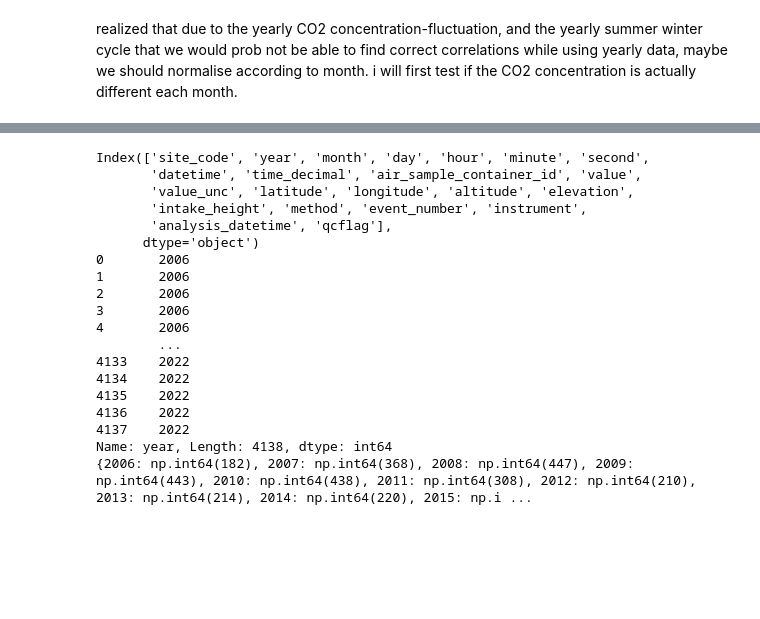
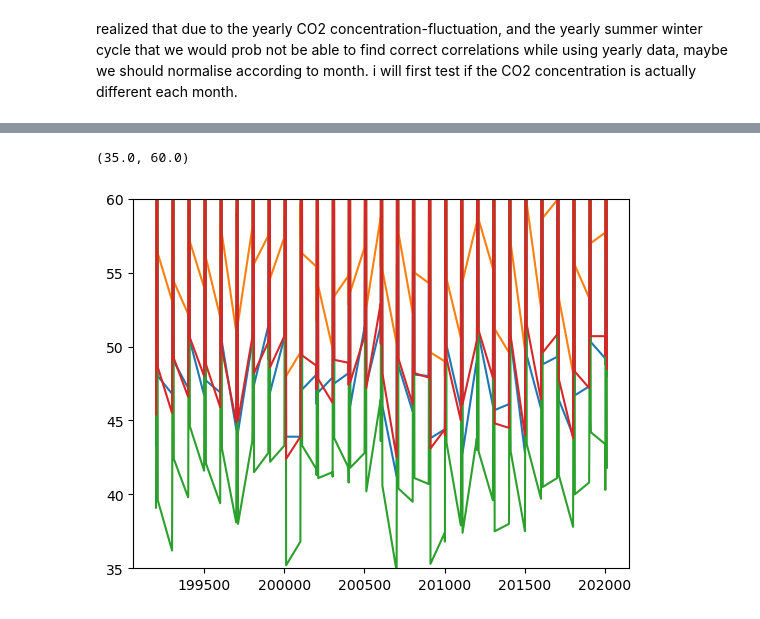
Before and after one commit to J0bster/forestfires_usa, a Jupyter notebook: sijmen/monthly_co2.ipynb, the cells around one changed output, grey strips where cells are left out. Drawn from its saved outputs; the diff is of its cells as text; code cells hidden in the pictures; blank space fills up the shorter version.

```diff
--- a/sijmen/monthly_co2.ipynb
+++ b/sijmen/monthly_co2.ipynb
@@ -69,28 +58,0 @@ SyntaxError: unterminated string literal (detected at line 34)
-# %%
-print(co2_df.columns)
-print(co2_df["year"])
-dict = {}
-for i in range(2006, 2023):
-    dict[i] = co2_df['year'].value_counts().get(i, 0)
-
-print(dict)
-# %% [output]
-Index(['site_code', 'year', 'month', 'day', 'hour', 'minute', 'second',
-       'datetime', 'time_decimal', 'air_sample_container_id', 'value',
-       'value_unc', 'latitude', 'longitude', 'altitude', 'elevation',
-       'intake_height', 'method', 'event_number', 'instrument',
-       'analysis_datetime', 'qcflag'],
-      dtype='object')
-0       2006
-1       2006
-2       2006
-3       2006
-4       2006
-        ...
-4133    2022
-4134    2022
-4135    2022
-4136    2022
-4137    2022
-Name: year, Length: 4138, dtype: int64
-{2006: np.int64(182), 2007: np.int64(368), 2008: np.int64(447), 2009: np.int64(443), 2010: np.int64(438), 2011: np.int64(308), 2012: np.int64(210), 2013: np.int64(214), 2014: np.int64(220), 2015: np.i ...
@@ -96,0 +75,17 @@ Name: year, Length: 4138, dtype: int64
+# %%
+os.chdir("..")
+os.chdir("sijmen")
+
+df_texas = pd.read_csv("texas_meanT.csv", header = 4)
+df_pecos = pd.read_csv("pecos_meanT.csv", header = 4)
+df_harris = pd.read_csv("harris_meanT.csv", header = 4)
+df_floyd = pd.read_csv("floyd_meanT.csv", header = 4)
+
+plt.plot(df_texas["Date"], df_pecos["Value"])
+plt.plot(df_texas["Date"], df_harris["Value"])
+plt.plot(df_texas["Date"], df_floyd["Value"])
+plt.plot(df_texas["Date"], df_texas["Value"])
+plt.ylim(35, 60)
+# %% [output]
+(35.0, 60.0)
+[figure, added]
```
Also changed, not shown: parts of 5 cells of this notebook, 4 other files.
